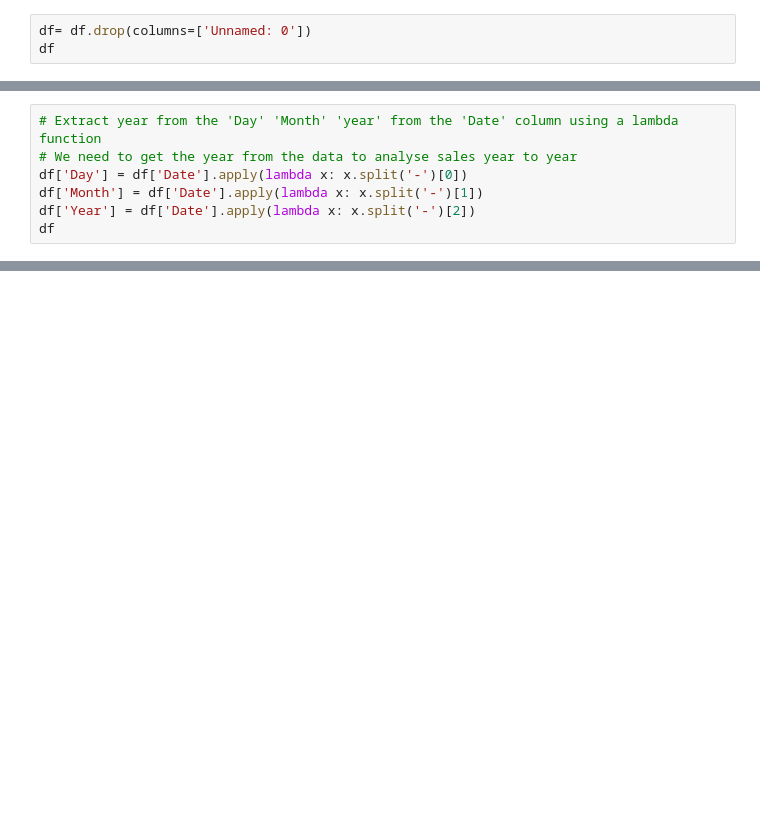
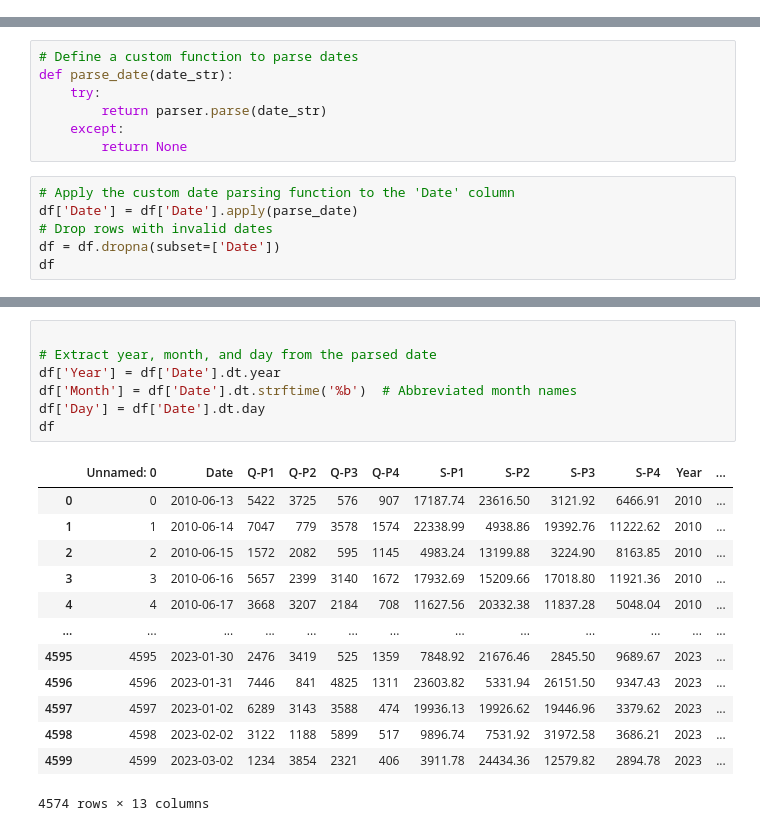
Before and after one commit to SHERLIN-BRITTO/ProductSalesAnalysis-Project, a Jupyter notebook: DAC_Phase3_Code.ipynb, the cells around one changed output, grey strips where cells are left out. Drawn from its saved outputs; the diff is of its cells as text; blank space fills up the shorter version.

```diff
--- a/DAC_Phase3_Code.ipynb
+++ b/DAC_Phase3_Code.ipynb
@@ -32,3 +7,0 @@ df.head(-1)
-# %%
-df= df.drop(columns=['Unnamed: 0'])
-df
@@ -81,7 +7,0 @@ dtype: int64
-# %%
-# Extract year from the 'Day' 'Month' 'year' from the 'Date' column using a lambda function
-# We need to get the year from the data to analyse sales year to year
-df['Day'] = df['Date'].apply(lambda x: x.split('-')[0])
-df['Month'] = df['Date'].apply(lambda x: x.split('-')[1])
-df['Year'] = df['Date'].apply(lambda x: x.split('-')[2])
-df
@@ -133,0 +8,13 @@ array(['Date', 'Q-P1', 'Q-P2', 'Q-P3', 'Q-P4', 'S-P1', 'S-P2', 'S-P3',
+# %%
+# Define a custom function to parse dates
+def parse_date(date_str):
+    try:
+        return parser.parse(date_str)
+    except:
+        return None
+# %%
+# Apply the custom date parsing function to the 'Date' column
+df['Date'] = df['Date'].apply(parse_date)
+# Drop rows with invalid dates
+df = df.dropna(subset=['Date'])
+df
@@ -133,0 +35,21 @@ array(['Date', 'Q-P1', 'Q-P2', 'Q-P3', 'Q-P4', 'S-P1', 'S-P2', 'S-P3',
+# %%
+
+# Extract year, month, and day from the parsed date
+df['Year'] = df['Date'].dt.year
+df['Month'] = df['Date'].dt.strftime('%b')  # Abbreviated month names
+df['Day'] = df['Date'].dt.day
+df
+# %% [output]
+|  | Unnamed: 0 | Date | Q-P1 | Q-P2 | Q-P3 | Q-P4 | S-P1 | S-P2 | S-P3 | S-P4 | Year | ... |
+| 0 | 0 | 2010-06-13 | 5422 | 3725 | 576 | 907 | 17187.74 | 23616.50 | 3121.92 | 6466.91 | 2010 | ... |
+| 1 | 1 | 2010-06-14 | 7047 | 779 | 3578 | 1574 | 22338.99 | 4938.86 | 19392.76 | 11222.62 | 2010 | ... |
+| 2 | 2 | 2010-06-15 | 1572 | 2082 | 595 | 1145 | 4983.24 | 13199.88 | 3224.90 | 8163.85 | 2010 | ... |
+| 3 | 3 | 2010-06-16 | 5657 | 2399 | 3140 | 1672 | 17932.69 | 15209.66 | 17018.80 | 11921.36 | 2010 | ... |
+| 4 | 4 | 2010-06-17 | 3668 | 3207 | 2184 | 708 | 11627.56 | 20332.38 | 11837.28 | 5048.04 | 2010 | ... |
+| ... | ... | ... | ... | ... | ... | ... | ... | ... | ... | ... | ... | ... |
+| 4595 | 4595 | 2023-01-30 | 2476 | 3419 | 525 | 1359 | 7848.92 | 21676.46 | 2845.50 | 9689.67 | 2023 | ... |
+| 4596 | 4596 | 2023-01-31 | 7446 | 841 | 4825 | 1311 | 23603.82 | 5331.94 | 26151.50 | 9347.43 | 2023 | ... |
+| 4597 | 4597 | 2023-01-02 | 6289 | 3143 | 3588 | 474 | 19936.13 | 19926.62 | 19446.96 | 3379.62 | 2023 | ... |
+| 4598 | 4598 | 2023-02-02 | 3122 | 1188 | 5899 | 517 | 9896.74 | 7531.92 | 31972.58 | 3686.21 | 2023 | ... |
+| 4599 | 4599 | 2023-03-02 | 1234 | 3854 | 2321 | 406 | 3911.78 | 24434.36 | 12579.82 | 2894.78 | 2023 | ... |
+4574 rows × 13 columns
```
Also changed, not shown: parts of 18 cells of this notebook, 2 other files.
